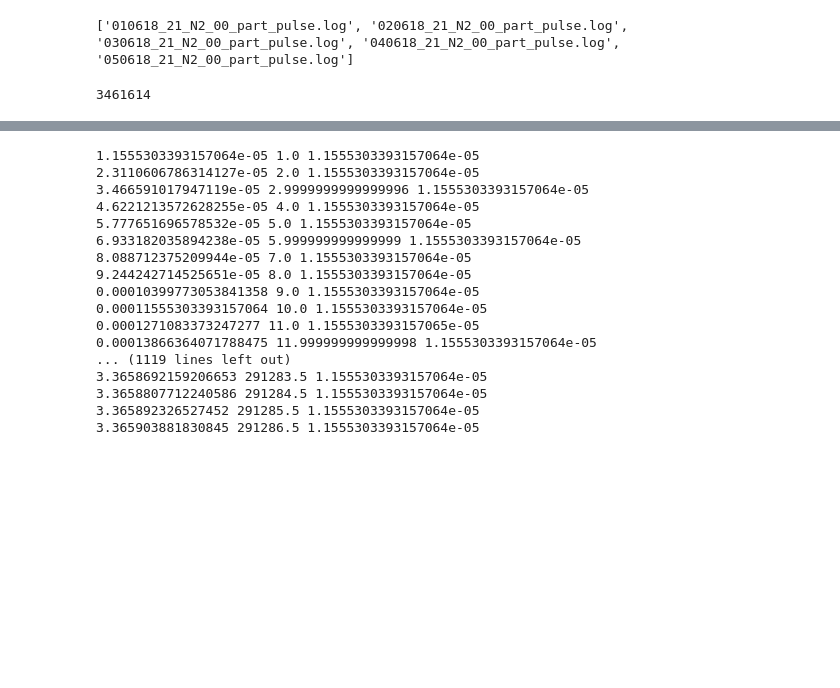
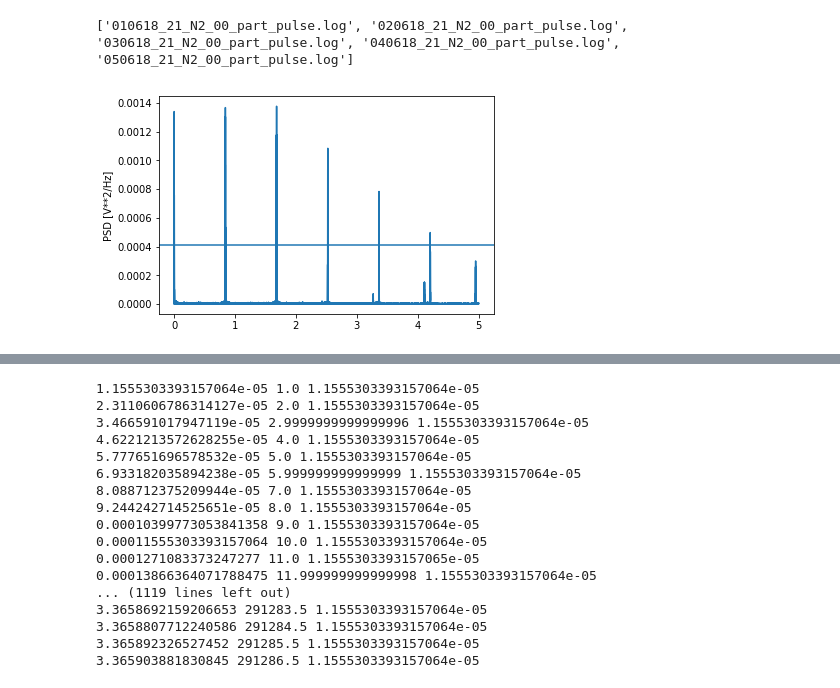
Before and after one commit to KazAndr/bsa3, a Jupyter notebook: det_period_in_joined.ipynb, the cells around one changed output, grey strips where cells are left out. Saved outputs shown, nothing was run; the diff lists cells and outputs as text; code cells hidden in the pictures; blank space fills up the shorter version.

```diff
--- a/det_period_in_joined.ipynb
+++ b/det_period_in_joined.ipynb
@@ -29,7 +30,3 @@ for i in range(1,len(full_data)):
     zeros = np.zeros(int(round((dt.to(u.second)/resol).value, 0)))
     joined_array = np.append(joined_array, zeros)
     joined_array = np.append(joined_array, full_data[i][2])
-# %%
-len(joined_array)
-# %% [output]
-3461614
@@ -36,4 +48,13 @@ len(joined_array)
 # %%
 fs = 10 # понять физический смысл этого числа
 f, Pxx_den = signal.periodogram(joined_array, fs)
+# %%
+plt.plot(f, Pxx_den)
+plt.ylabel('PSD [V**2/Hz]')
+plt.axhline(0.3*max(Pxx_den))
+#plt.ylim(0, 0.00003)
+plt.xlim()
+plt.show()
+# %% [output]
+[figure, added]
 # %%
```
Also changed, not shown: parts of 7 cells of this notebook.
